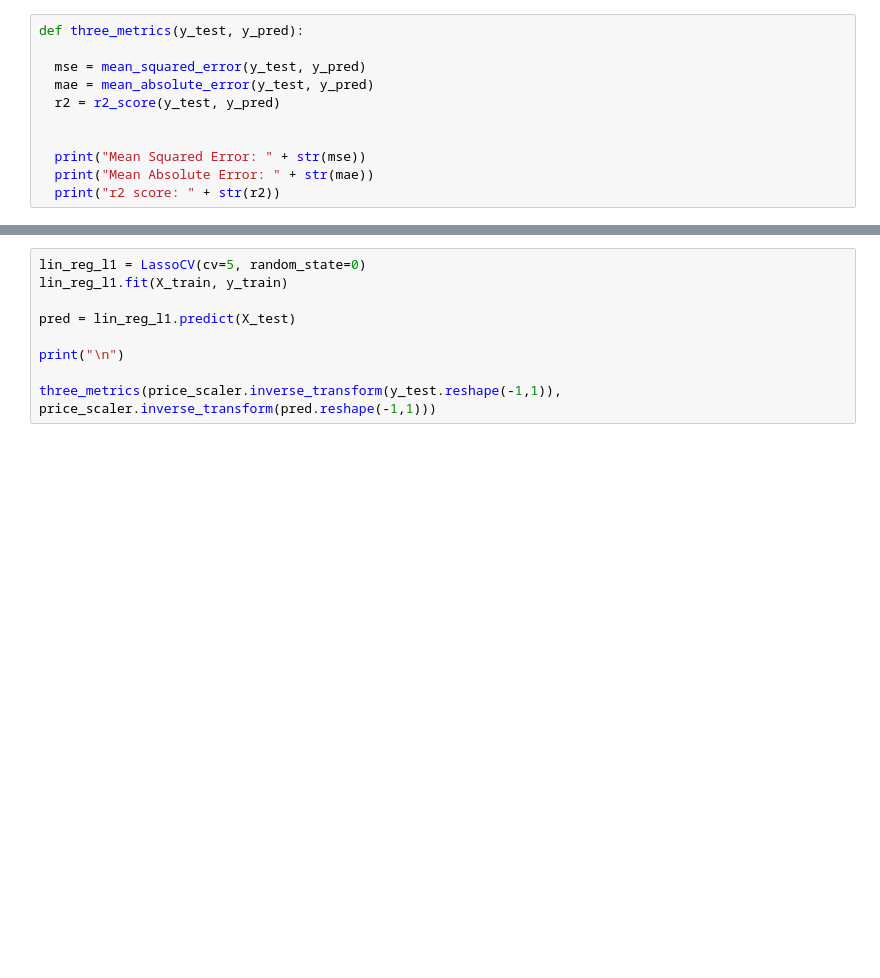
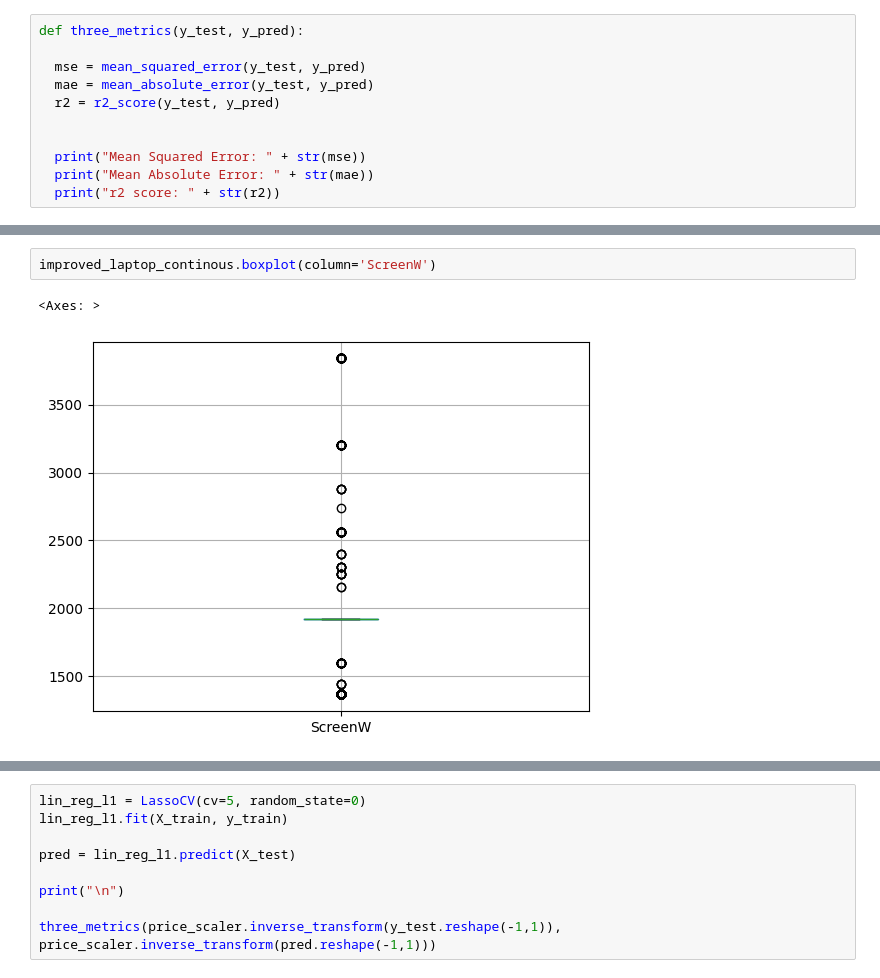
Before and after one commit to PreciousGemstone/CSSI-97-Project-insert_team_name-, a Jupyter notebook: Project_linear_regression.ipynb, the cells around one changed output, grey strips where cells are left out. Saved outputs shown, nothing was run; the diff lists cells and outputs as text; blank space fills up the shorter version.

```diff
--- a/Project_linear_regression.ipynb
+++ b/Project_linear_regression.ipynb
@@ -132,0 +155,5 @@ X_train, X_test, y_train, y_test, scaler, price_scaler, improved_laptop, improve
+# %%
+improved_laptop_continous.boxplot(column='ScreenW')
+# %% [output]
+<Axes: >
+[figure, added]
```
Also changed, not shown: parts of 13 cells of this notebook.
